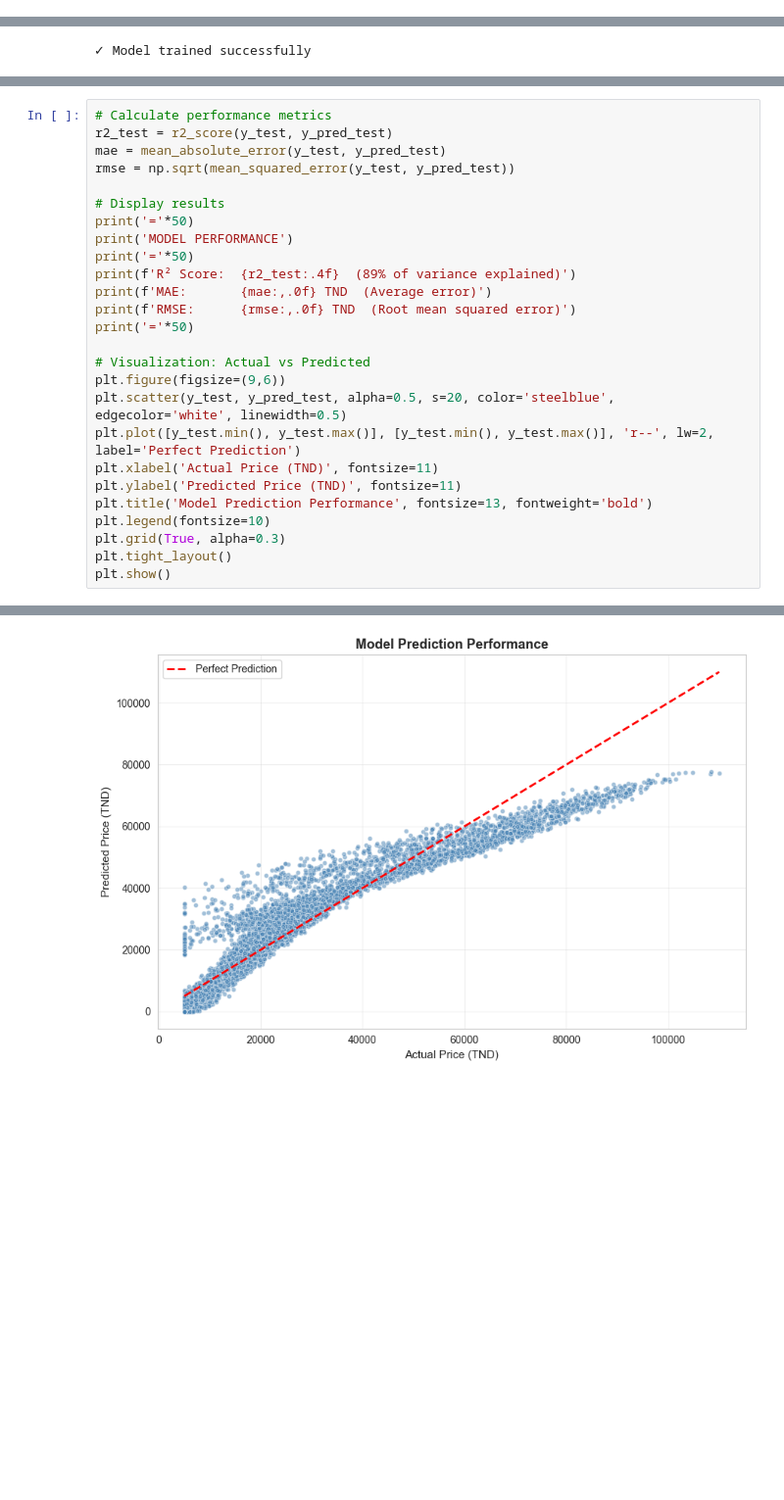
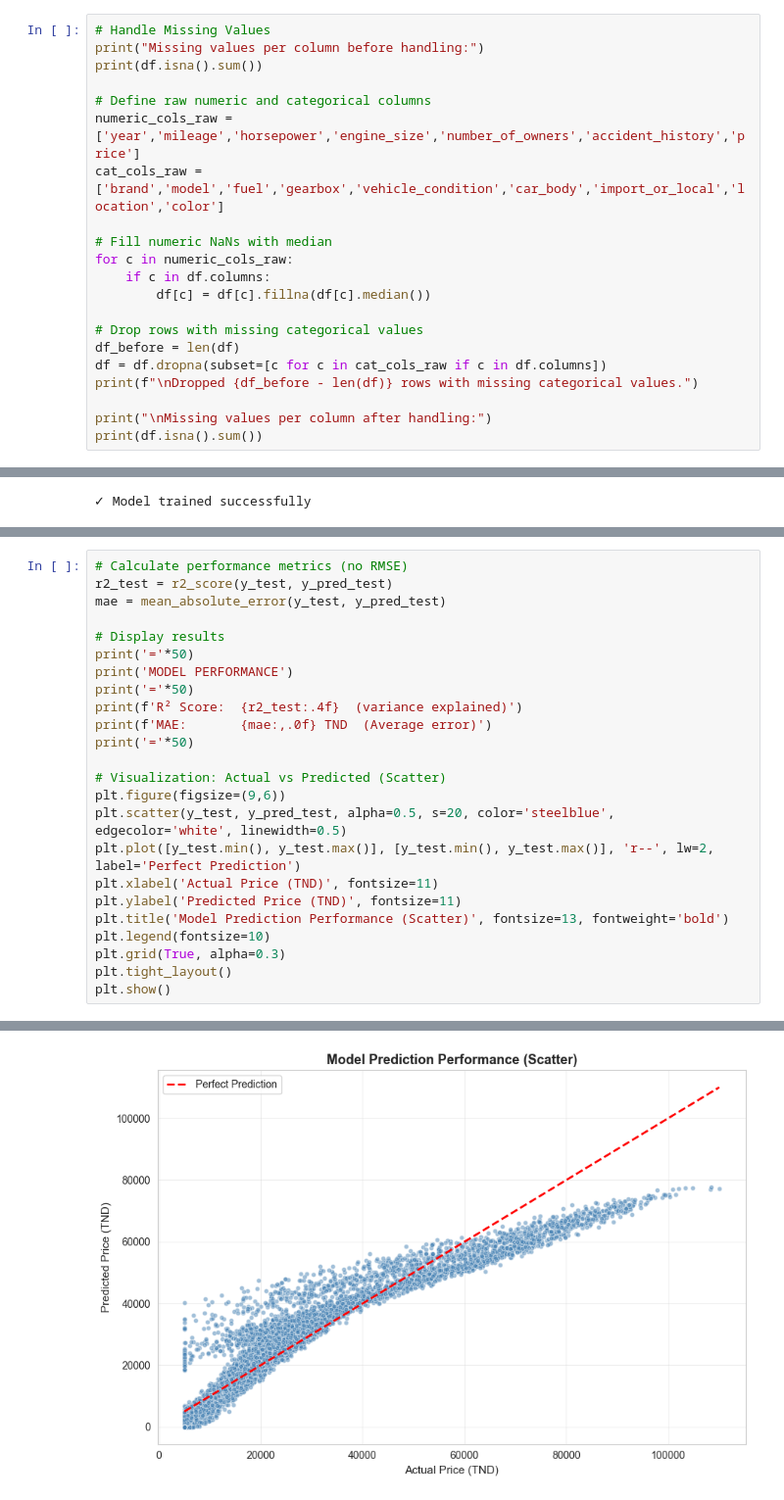
Before and after one commit to KhalilAmamri/Car_Valuation_Tunisia, a Jupyter notebook: notebooks/Tunisia_Cars_Price_Prediction.ipynb, the cells around one changed output, grey strips where cells are left out. Shown: that part at 98% size. Saved outputs shown, nothing was run; the diff lists cells and outputs as text; blank space fills up the shorter version.

```diff
--- a/notebooks/Tunisia_Cars_Price_Prediction.ipynb
+++ b/notebooks/Tunisia_Cars_Price_Prediction.ipynb
@@ -76,0 +63,21 @@ plt.show()
+# %%
+# Handle Missing Values
+print("Missing values per column before handling:")
+print(df.isna().sum())
+
+# Define raw numeric and categorical columns
+numeric_cols_raw = ['year','mileage','horsepower','engine_size','number_of_owners','accident_history','price']
+cat_cols_raw = ['brand','model','fuel','gearbox','vehicle_condition','car_body','import_or_local','location','color']
+
+# Fill numeric NaNs with median
+for c in numeric_cols_raw:
+    if c in df.columns:
+        df[c] = df[c].fillna(df[c].median())
+
+# Drop rows with missing categorical values
+df_before = len(df)
+df = df.dropna(subset=[c for c in cat_cols_raw if c in df.columns])
+print(f"\nDropped {df_before - len(df)} rows with missing categorical values.")
+
+print("\nMissing values per column after handling:")
+print(df.isna().sum())
@@ -123,25 +151,23 @@ print('✓ Model trained successfully')
 # %%
-# Calculate performance metrics
+# Calculate performance metrics (no RMSE)
 r2_test = r2_score(y_test, y_pred_test)
 mae = mean_absolute_error(y_test, y_pred_test)
-rmse = np.sqrt(mean_squared_error(y_test, y_pred_test))
 
 # Display results
 print('='*50)
 print('MODEL PERFORMANCE')
 print('='*50)
-print(f'R² Score:  {r2_test:.4f}  (89% of variance explained)')
+print(f'R² Score:  {r2_test:.4f}  (variance explained)')
 print(f'MAE:       {mae:,.0f} TND  (Average error)')
-print(f'RMSE:      {rmse:,.0f} TND  (Root mean squared error)')
 print('='*50)
 
-# Visualization: Actual vs Predicted
+# Visualization: Actual vs Predicted (Scatter)
 plt.figure(figsize=(9,6))
 plt.scatter(y_test, y_pred_test, alpha=0.5, s=20, color='steelblue', edgecolor='white', linewidth=0.5)
 plt.plot([y_test.min(), y_test.max()], [y_test.min(), y_test.max()], 'r--', lw=2, label='Perfect Prediction')
 plt.xlabel('Actual Price (TND)', fontsize=11)
 plt.ylabel('Predicted Price (TND)', fontsize=11)
-plt.title('Model Prediction Performance', fontsize=13, fontweight='bold')
+plt.title('Model Prediction Performance (Scatter)', fontsize=13, fontweight='bold')
 plt.legend(fontsize=10)
 plt.grid(True, alpha=0.3)
 plt.tight_layout()
@@ -156,2 +181,2 @@ RMSE:      5,788 TND  (Root mean squared error)
 ==================================================
-[figure, old version]
+[figure, new version]
```
Also changed, not shown: parts of 16 cells of this notebook, 1 other file.
